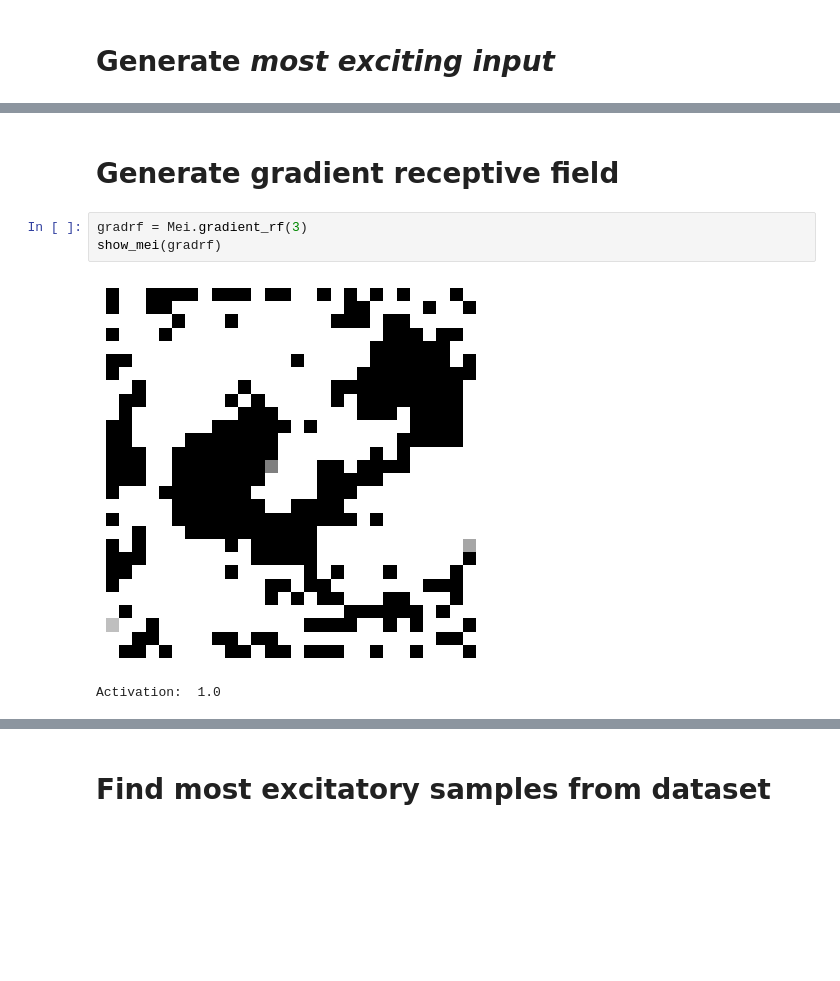
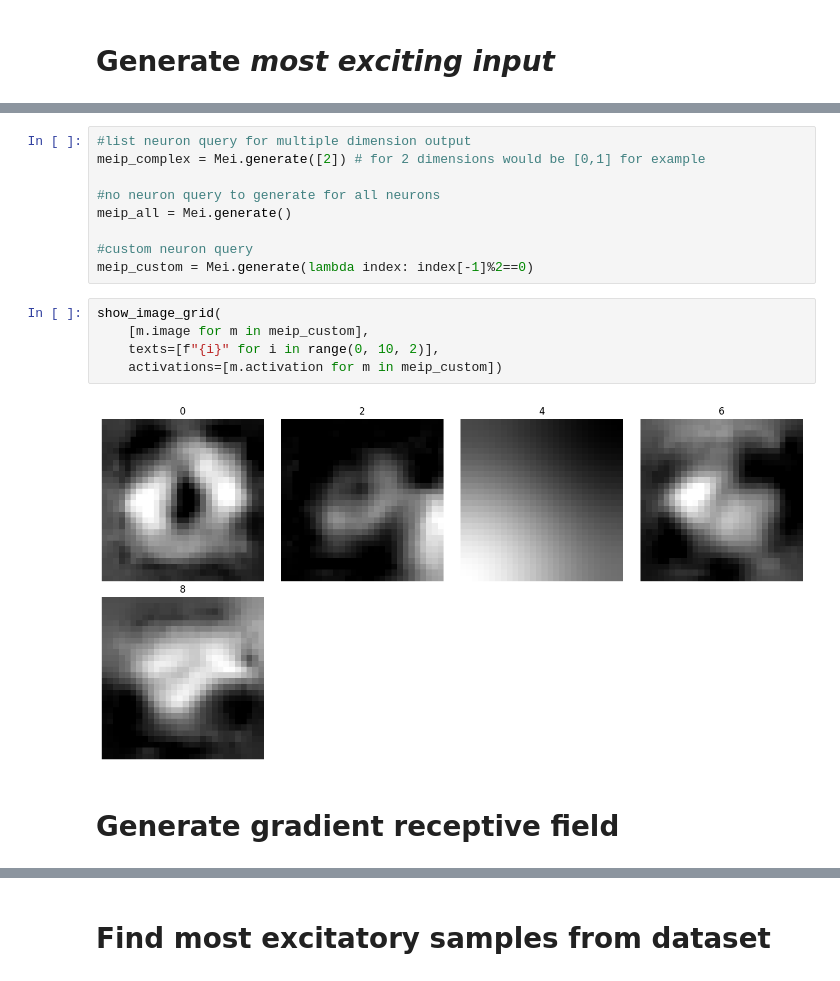
Before and after one commit to lacykaltgr/mei, a Jupyter notebook: examples/example.ipynb, the cells around one changed output, grey strips where cells are left out. Drawn from its saved outputs; the diff is of its cells as text; blank space fills up the shorter version.

Commit message:
parameters, neuron query types

```diff
--- a/examples/example.ipynb
+++ b/examples/example.ipynb
@@ -42,8 +55,18 @@ Activation:  1.0
+# %%
+#list neuron query for multiple dimension output
+meip_complex = Mei.generate([2]) # for 2 dimensions would be [0,1] for example
+
+#no neuron query to generate for all neurons
+meip_all = Mei.generate()
+
+#custom neuron query
+meip_custom = Mei.generate(lambda index: index[-1]%2==0)
+# %%
+show_image_grid(
+    [m.image for m in meip_custom],
+    texts=[f"{i}" for i in range(0, 10, 2)],
+    activations=[m.activation for m in meip_custom])
+# %% [output]
+[figure, added]
 # %% [markdown]
 # Generate gradient receptive field
-# %%
-gradrf = Mei.gradient_rf(3)
-show_mei(gradrf)
-# %% [output]
-[figure, removed]
-Activation:  1.0
```
Also changed, not shown: parts of 20 cells of this notebook, 6 other files.
